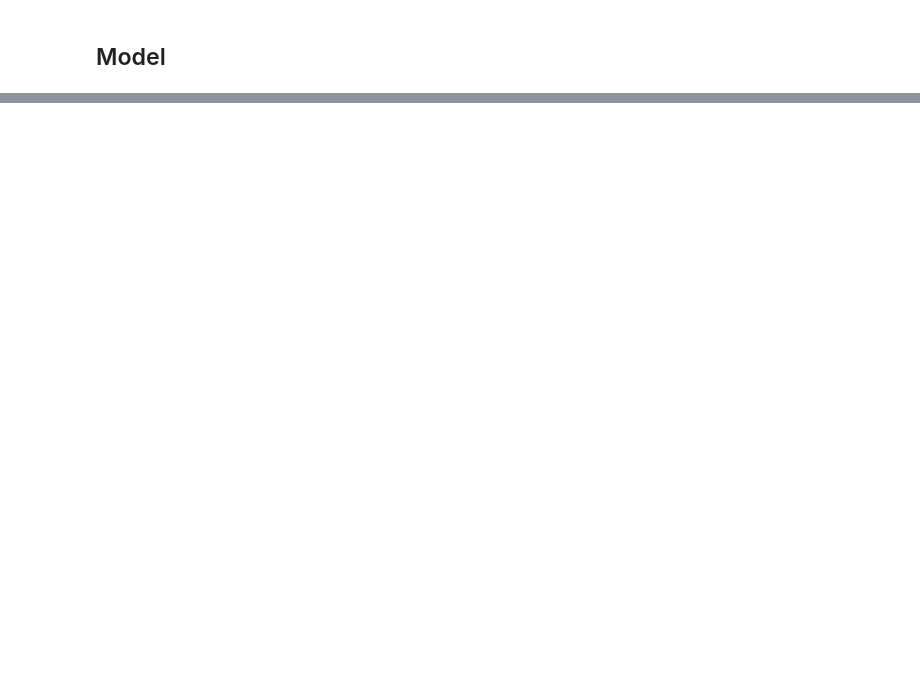
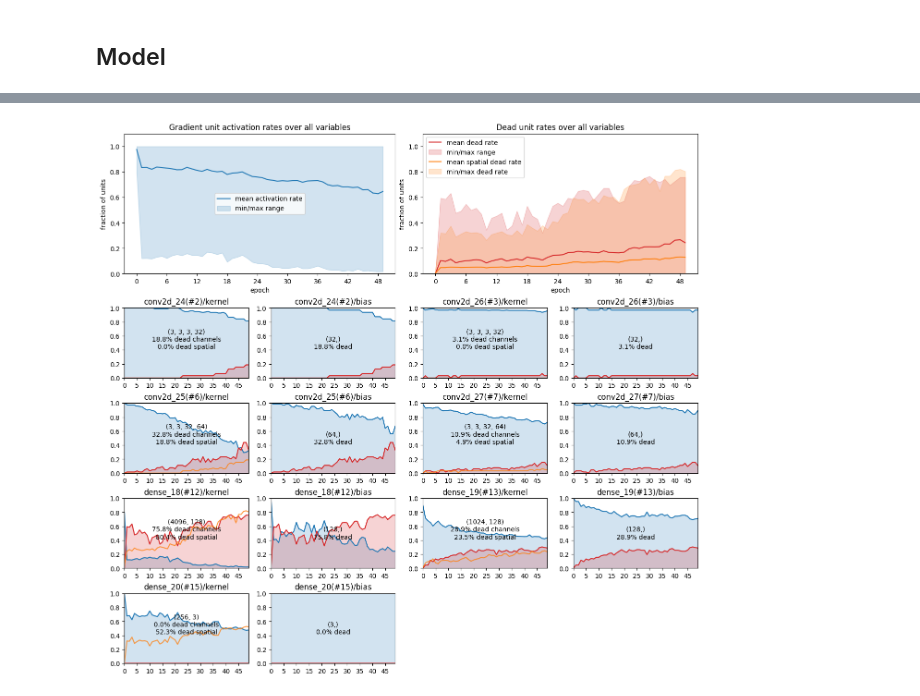
Before and after one commit to malcolmlett/training-instrumentation-toolkit, a Jupyter notebook: doc/blog-202503/gradient-collapse.ipynb, the cells around one changed output, grey strips where cells are left out. Saved outputs shown, nothing was run; the diff lists cells and outputs as text; code cells hidden in the pictures; blank space fills up the shorter version.

```diff
--- a/doc/blog-202503/gradient-collapse.ipynb
+++ b/doc/blog-202503/gradient-collapse.ipynb
@@ -188,0 +360,4 @@ Total batches: 1563
+# %%
+tinstr.plot_activity_history(gradients)
+# %% [output]
+[figure, added]
```
Also changed, not shown: parts of 13 cells of this notebook.
